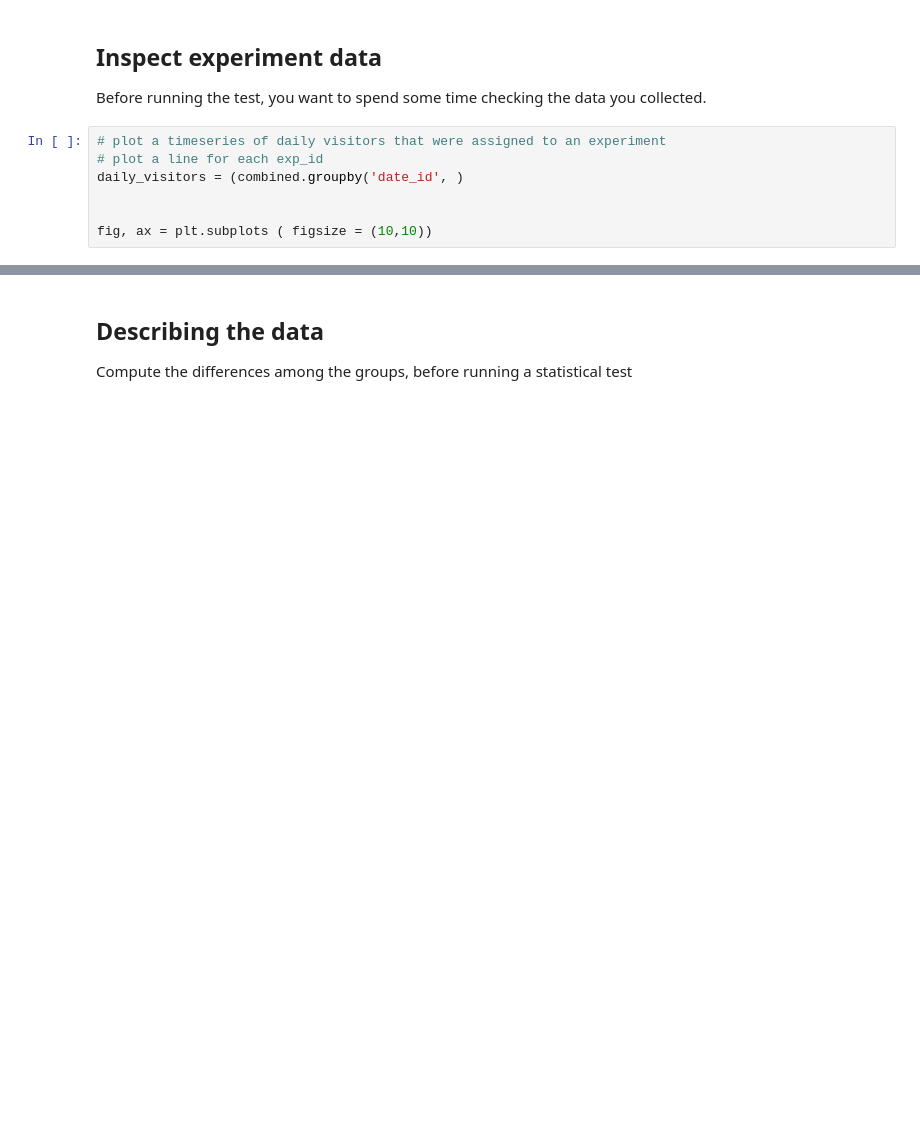
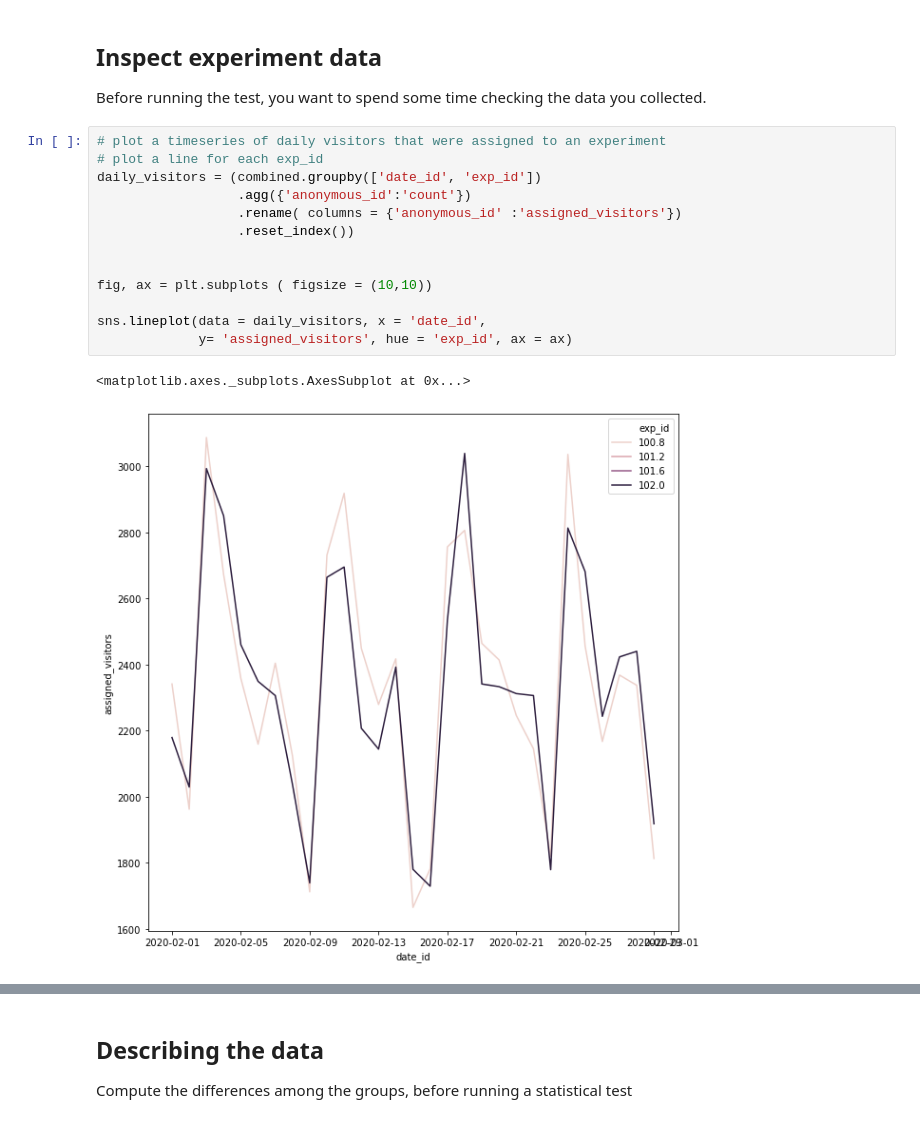
Before and after one commit to Ulli-H/data-ber-08-20, a Jupyter notebook: Labs/module-2_labs/05_applied-analysis/03_ab_testing/ab_test_conversion_rate.ipynb, the cells around one changed output, grey strips where cells are left out. Drawn from its saved outputs; the diff is of its cells as text; blank space fills up the shorter version.

```diff
--- a/Labs/module-2_labs/05_applied-analysis/03_ab_testing/ab_test_conversion_rate.ipynb
+++ b/Labs/module-2_labs/05_applied-analysis/03_ab_testing/ab_test_conversion_rate.ipynb
@@ -156,10 +156,19 @@ Before running the test, you want to spend some time checking the data you colle
 # %%
 # plot a timeseries of daily visitors that were assigned to an experiment
 # plot a line for each exp_id
-daily_visitors = (combined.groupby('date_id', )
+daily_visitors = (combined.groupby(['date_id', 'exp_id'])
+                  .agg({'anonymous_id':'count'})
+                  .rename( columns = {'anonymous_id' :'assigned_visitors'})
+                  .reset_index())
 
 
 fig, ax = plt.subplots ( figsize = (10,10))
+
+sns.lineplot(data = daily_visitors, x = 'date_id',
+             y= 'assigned_visitors', hue = 'exp_id', ax = ax)
+# %% [output]
+<matplotlib.axes._subplots.AxesSubplot at 0x...>
+[figure, added]
 # %%
 # does the time range match the experiment requirements?
 # Do the lines indicate an equal assignment over time?
```
Also changed, not shown: parts of 1 cell of this notebook, 1 other file.
